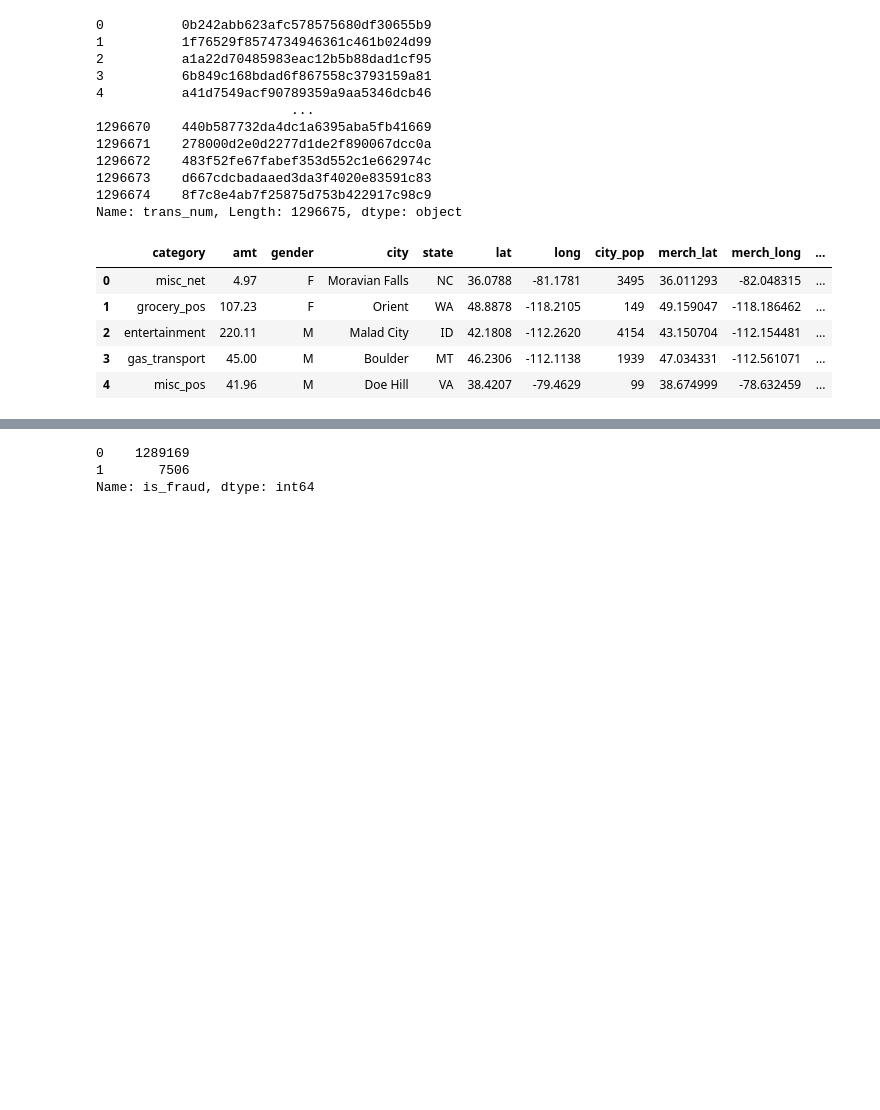
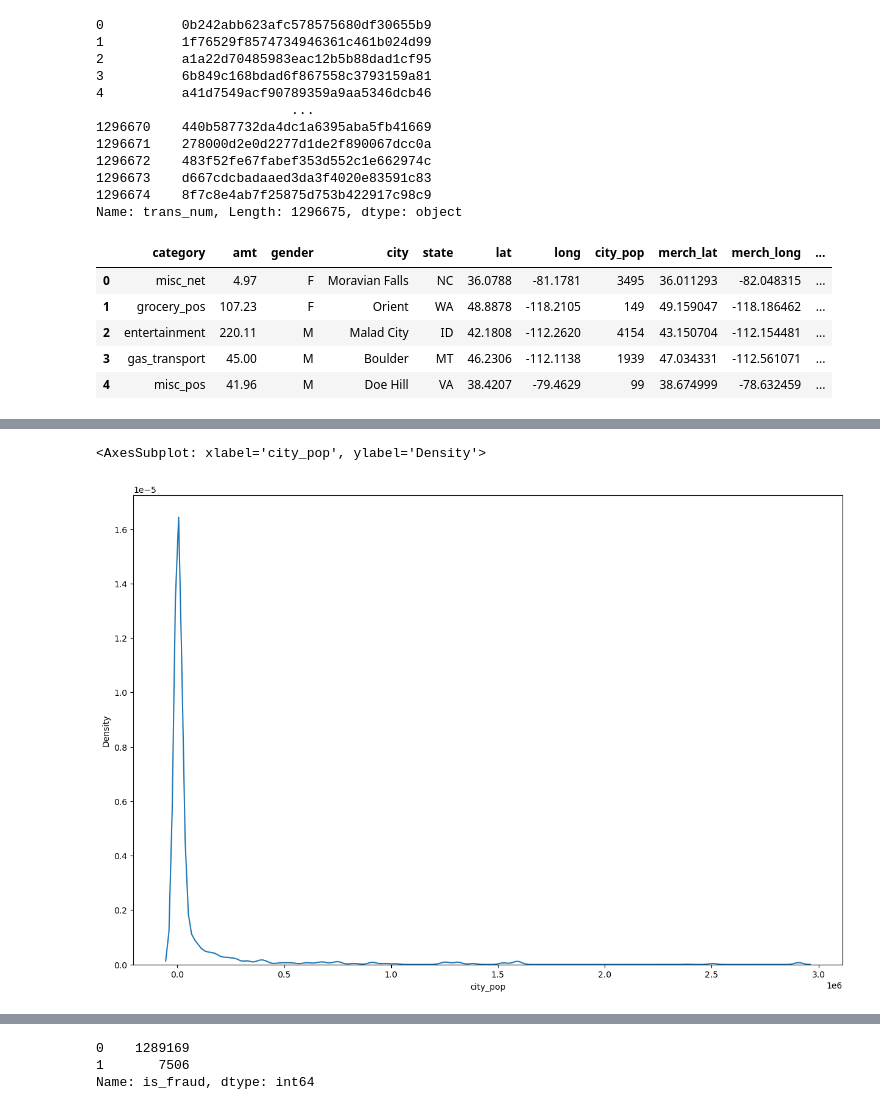
Before and after one commit to suhasmaddali/Credit-Card-Fraud-Detection, a Jupyter notebook: Credit Card Fraud Detection.ipynb, the cells around one changed output, grey strips where cells are left out. Cells and saved outputs as stored; diff of their text form; code cells hidden in the pictures; blank space fills up the shorter version.

```diff
--- a/Credit Card Fraud Detection.ipynb
+++ b/Credit Card Fraud Detection.ipynb
@@ -62,0 +70,5 @@ df.head()
+# %%
+sns.kdeplot(df['city_pop'])
+# %% [output]
+<AxesSubplot: xlabel='city_pop', ylabel='Density'>
+[figure, added]
```
Also changed, not shown: parts of 4 cells of this notebook.
